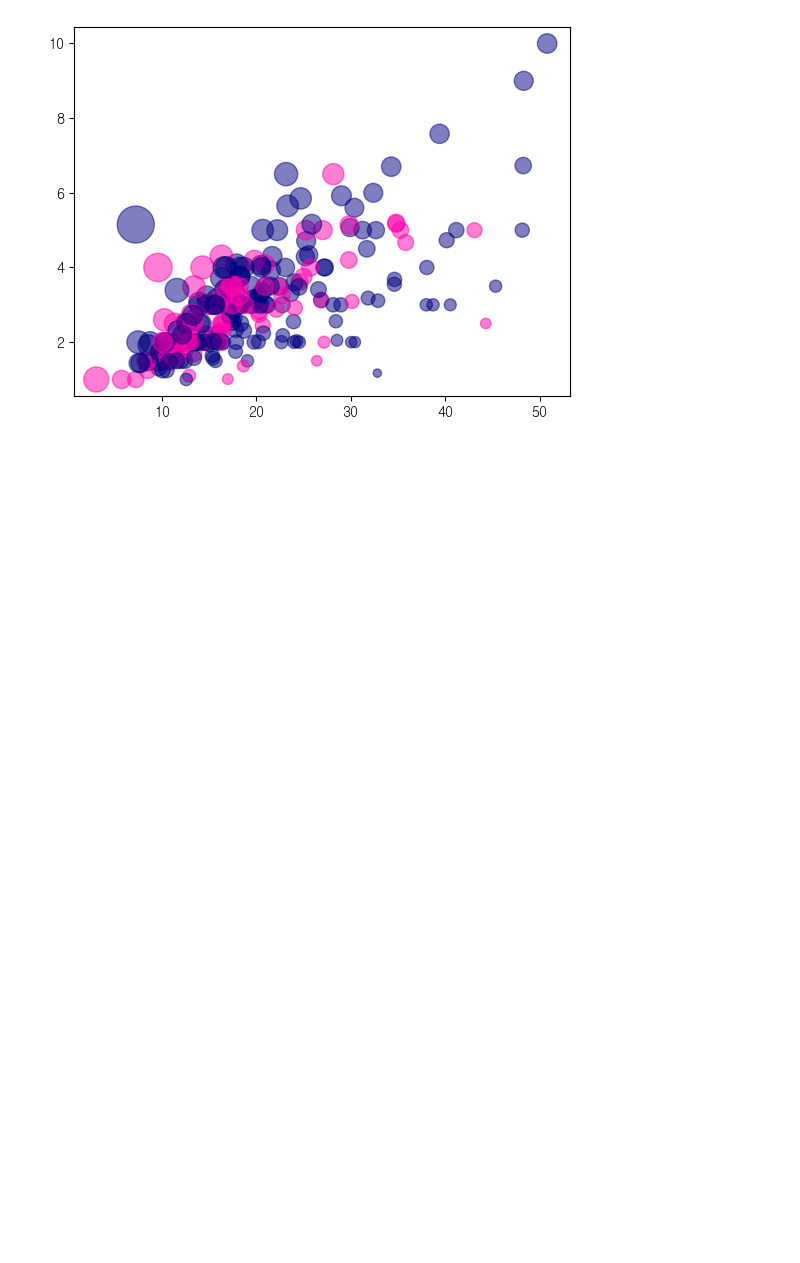
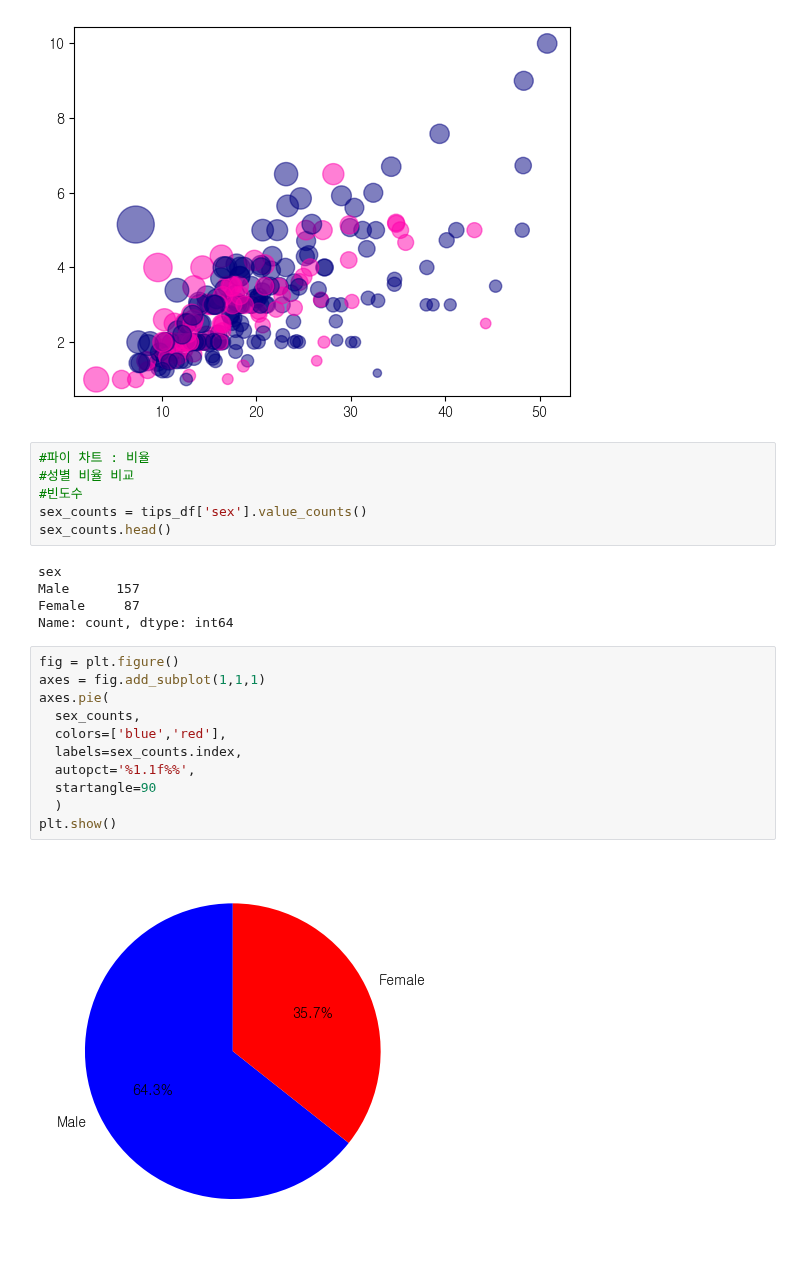
Before and after one commit to yleessam/hipython_rep, a Jupyter notebook: 17.시각화.ipynb, the cells around one changed output. Drawn from its saved outputs; the diff is of its cells as text; blank space fills up the shorter version.

```diff
--- a/17.시각화.ipynb
+++ b/17.시각화.ipynb
@@ -333,3 +333,27 @@ axes.scatter(
 plt.show()
 # %% [output]
 [figure]
+# %%
+#파이 차트 : 비율
+#성별 비율 비교
+#빈도수
+sex_counts = tips_df['sex'].value_counts()
+sex_counts.head()
+# %% [output]
+sex
+Male      157
+Female     87
+Name: count, dtype: int64
+# %%
+fig = plt.figure()
+axes = fig.add_subplot(1,1,1)
+axes.pie(
+  sex_counts,
+  colors=['blue','red'],
+  labels=sex_counts.index,
+  autopct='%1.1f%%',
+  startangle=90
+  )
+plt.show()
+# %% [output]
+[figure, added]
```
Also changed, not shown: parts of 1 cell of this notebook.
